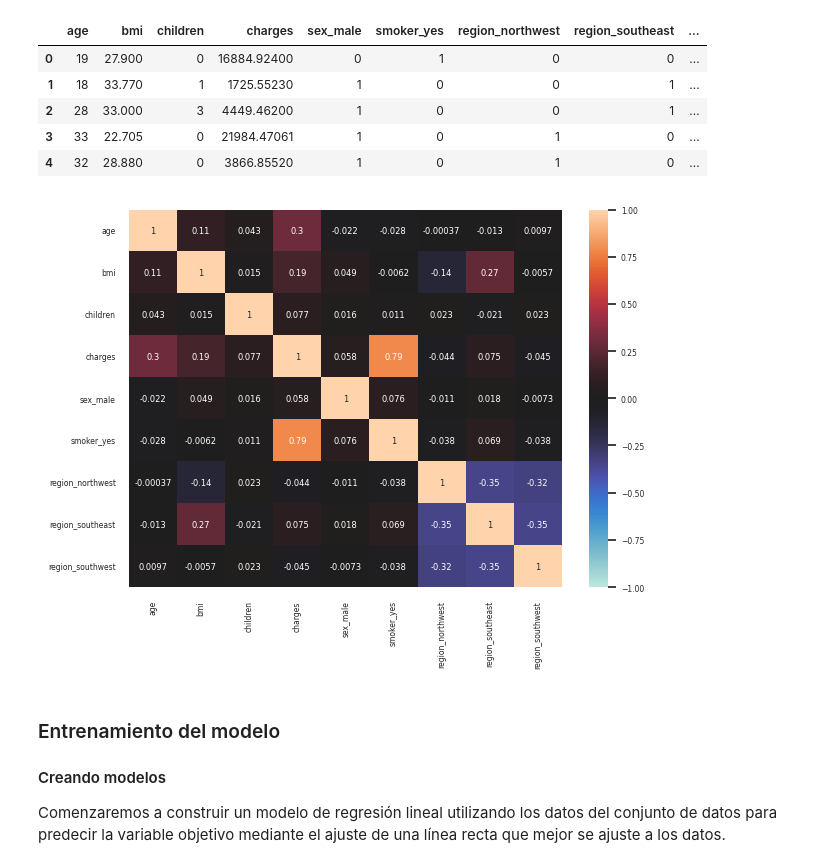
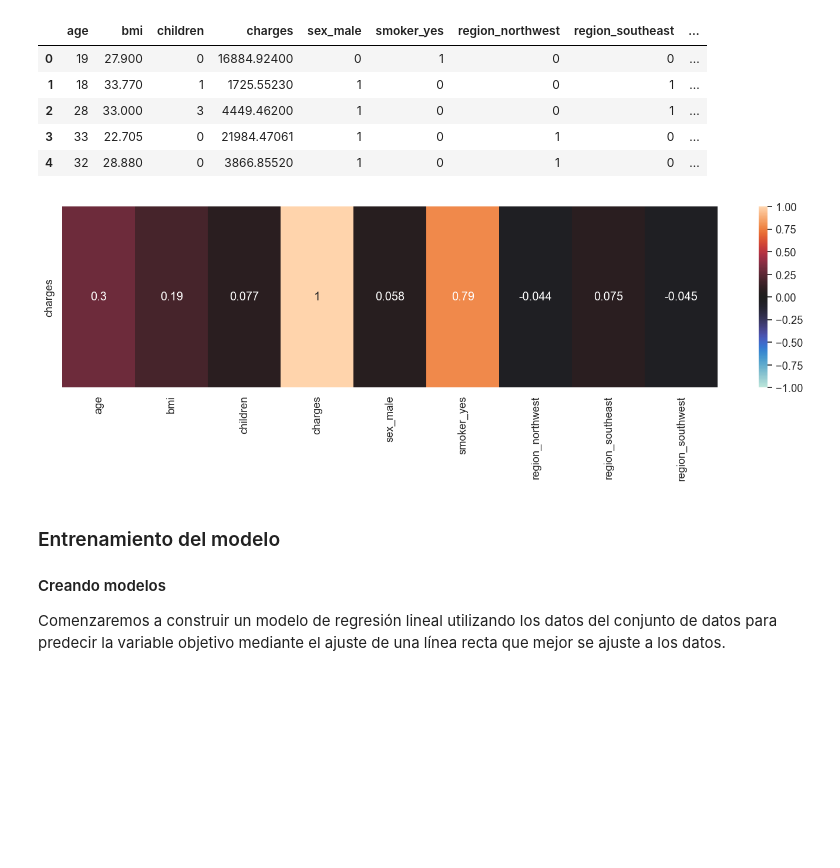
Before and after one commit to M1K3DEV23/ML-Regresi-n-Lineal, a Jupyter notebook: notebooks/03_predecir_gastos_medicos_pacientes.ipynb, the cells around one changed output. Drawn from its saved outputs; the diff is of its cells as text; code cells hidden in the pictures; blank space fills up the shorter version.

```diff
--- a/notebooks/03_predecir_gastos_medicos_pacientes.ipynb
+++ b/notebooks/03_predecir_gastos_medicos_pacientes.ipynb
@@ -78,7 +94,2 @@ Se observa una concentración de datos entre 0 y 10000, seguida por una **aparen
 # %% [markdown]
 Algo que analizar, según este gráfico, es entender qué está pasando con los datos arriba de los 50,000. Parece haber muy pocos datos de este lado.
-# %%
-df[df['charges'] > 50_000]
-
-# Solo datos menores o iguales a 50_000
-df = df[df['charges'] <= 50_000]
@@ -92,0 +96,3 @@ Sin embargo es importante aclarar que ***NO SE DEBEN ELIMINAR*** datos atípicos
+# %%
+df = df[z < 3]
+df
@@ -127,12 +144,10 @@ En general los valores se distribuyen de manera esperada. Con valores extremos e
 # %% [markdown]
 ### Análisis numérico
 # %%
-sns.set(font_scale=1.1)
-
 # Columnas numericas
-numeric_cols = [col for col in df.columns if df[col].dtype in ['int64', 'float64']]
+numeric_cols = [col for col in df.columns if df[col].dtype in ["int64", "float64"]]
 # Columnas categoricas
-categoric_cols = [col for col in df.columns if df[col].dtype == 'object']
+categoric_cols = [col for col in df.columns if df[col].dtype == "object"]
 
 
 cm = np.corrcoef(df[numeric_cols].values.T)
@@ -143,9 +158,9 @@ sns.heatmap(
     yticklabels=numeric_cols,
     xticklabels=numeric_cols,
     cbar=True,
-    vmin= -1.0,
-    center= 0.0,
-    vmax=1.0
+    vmin=-1.0,
+    center=0.0,
+    vmax=1.0,
 )
 plt.tight_layout()
 plt.show()
@@ -158,4 +173,4 @@ Transformaremos las variables categóricas *('sex', 'smoker', 'region')* en vari
 # %%
 # ONE HOT ENCODING
-df = pd.get_dummies(df, categoric_cols, drop_first=True, dtype=int)
+df_dummy = pd.get_dummies(df, categoric_cols, drop_first=True, dtype=int)
 # %%
@@ -168,19 +183,15 @@ df.head()
 | 3 | 33 | 22.705 | 0 | 21984.47061 | 1 | 0 | 1 | 0 | ... |
 | 4 | 32 | 28.880 | 0 | 3866.85520 | 1 | 0 | 1 | 0 | ... |
 # %%
-sns.set(font_scale=0.5)
+plt.figure(figsize=(18, 4))
+sns.heatmap(
+    data=df_dummy.corr().iloc[3:4, :], annot=True, vmax=1.0, center=0.0, vmin=-1.0
+)
 
-sns.heatmap(
-    data=df.corr(),
-    annot=True,
-    vmin=-1,
-    center=0,
-    vmax=1,
-)
-plt.tight_layout()
+
 plt.show()
 # %% [output]
-[figure, old version]
+[figure, new version]
 # %% [markdown]
 ### Entrenamiento del modelo
 
```
Also changed, not shown: parts of 29 cells of this notebook, 4 other files.
